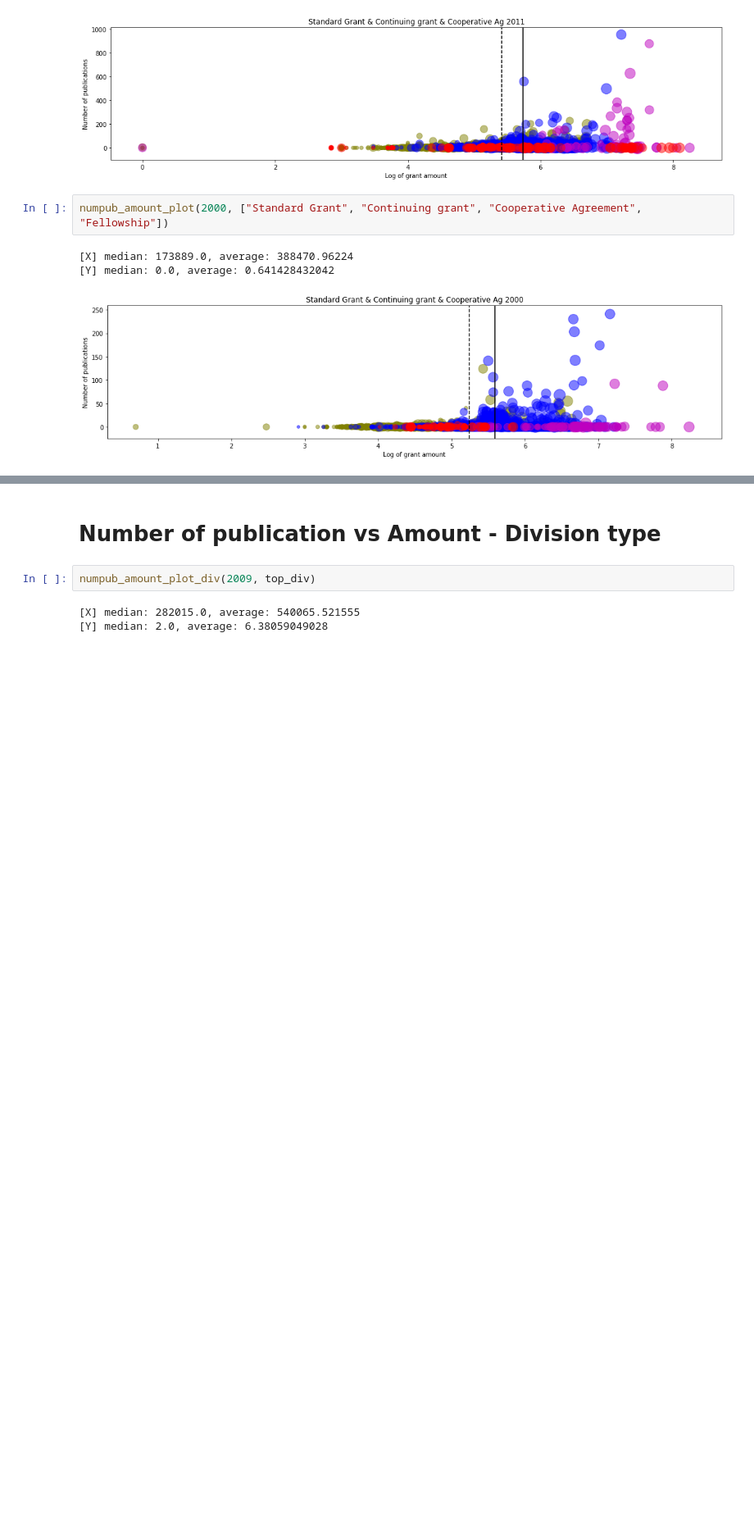
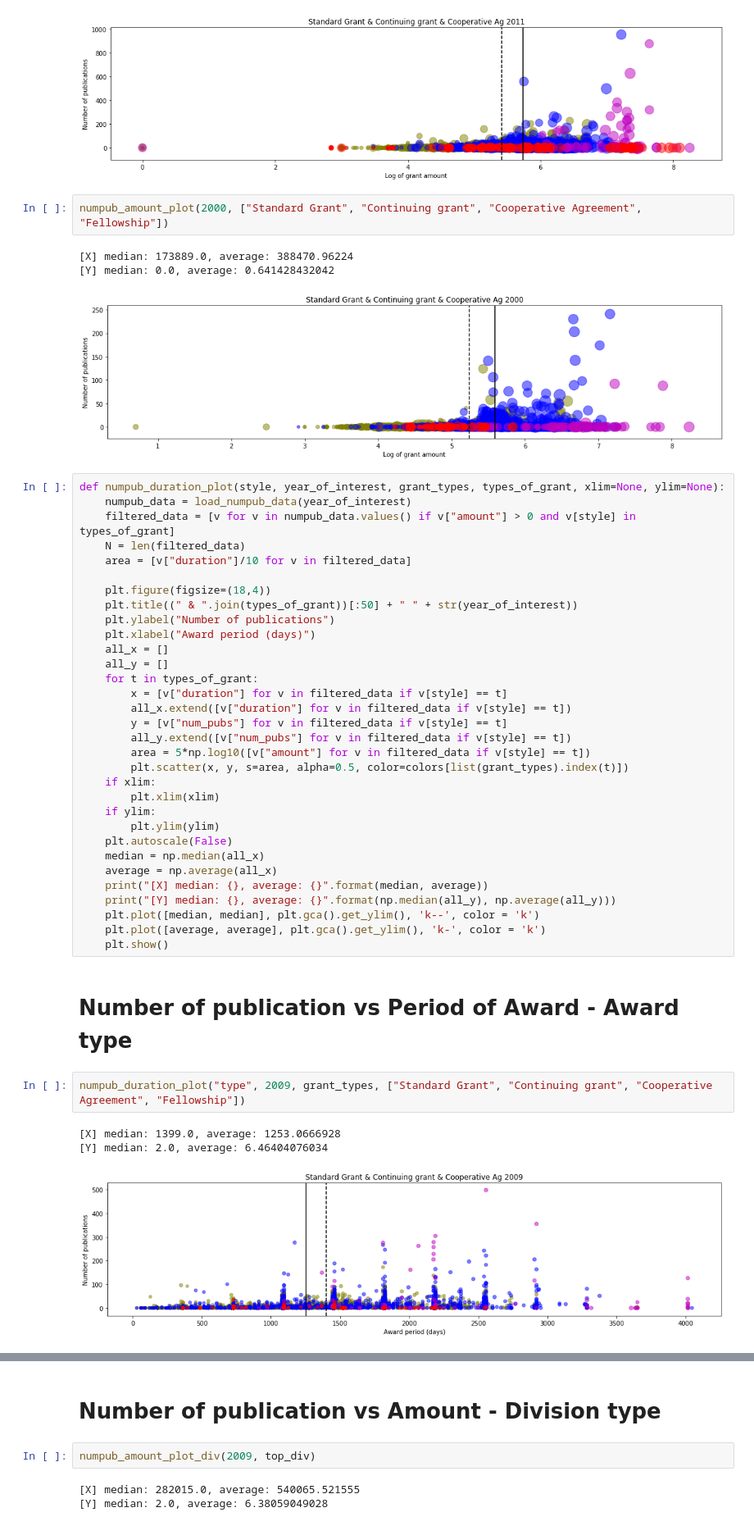
Before and after one commit to shinminjeong/citetrends, a Jupyter notebook: grantpub/nsf_grant_plot.ipynb, the cells around one changed output, grey strips where cells are left out. Shown at 82% size. Cells and saved outputs as stored; diff of their text form; blank space fills up the shorter version.

Commit message:
add plots using period as x axis

```diff
--- a/grantpub/nsf_grant_plot.ipynb
+++ b/grantpub/nsf_grant_plot.ipynb
@@ -192,3 +192,43 @@ numpub_amount_plot(2000, ["Standard Grant", "Continuing grant", "Cooperative Agr
 [X] median: 173889.0, average: 388470.96224
 [Y] median: 0.0, average: 0.641428432042
 [figure]
+# %%
+def numpub_duration_plot(style, year_of_interest, grant_types, types_of_grant, xlim=None, ylim=None):
+    numpub_data = load_numpub_data(year_of_interest)
+    filtered_data = [v for v in numpub_data.values() if v["amount"] > 0 and v[style] in types_of_grant]
+    N = len(filtered_data)
+    area = [v["duration"]/10 for v in filtered_data]
+
+    plt.figure(figsize=(18,4))
+    plt.title((" & ".join(types_of_grant))[:50] + " " + str(year_of_interest))
+    plt.ylabel("Number of publications")
+    plt.xlabel("Award period (days)")
+    all_x = []
+    all_y = []
+    for t in types_of_grant:
+        x = [v["duration"] for v in filtered_data if v[style] == t]
+        all_x.extend([v["duration"] for v in filtered_data if v[style] == t])
+        y = [v["num_pubs"] for v in filtered_data if v[style] == t]
+        all_y.extend([v["num_pubs"] for v in filtered_data if v[style] == t])
+        area = 5*np.log10([v["amount"] for v in filtered_data if v[style] == t])
+        plt.scatter(x, y, s=area, alpha=0.5, color=colors[list(grant_types).index(t)])
+    if xlim:
+        plt.xlim(xlim)
+    if ylim:
+        plt.ylim(ylim)
+    plt.autoscale(False)
+    median = np.median(all_x)
+    average = np.average(all_x)
+    print("[X] median: {}, average: {}".format(median, average))
+    print("[Y] median: {}, average: {}".format(np.median(all_y), np.average(all_y)))
+    plt.plot([median, median], plt.gca().get_ylim(), 'k--', color = 'k')
+    plt.plot([average, average], plt.gca().get_ylim(), 'k-', color = 'k')
+    plt.show()
+# %% [markdown]
+# Number of publication vs Period of Award - Award type
+# %%
+numpub_duration_plot("type", 2009, grant_types, ["Standard Grant", "Continuing grant", "Cooperative Agreement", "Fellowship"])
+# %% [output]
+[X] median: 1399.0, average: 1253.0666928
+[Y] median: 2.0, average: 6.46404076034
+[figure, added]
```
Also changed, not shown: parts of 10 cells of this notebook.
